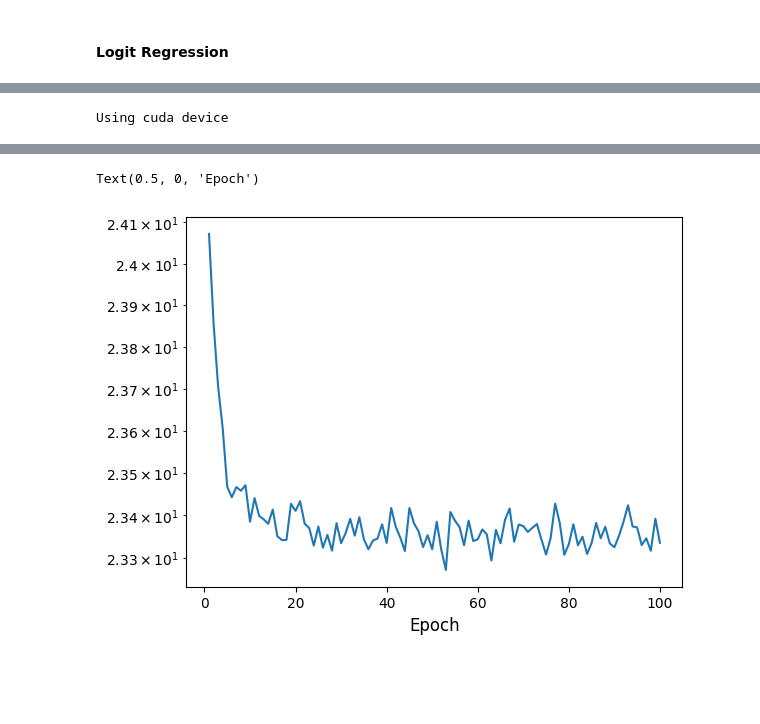
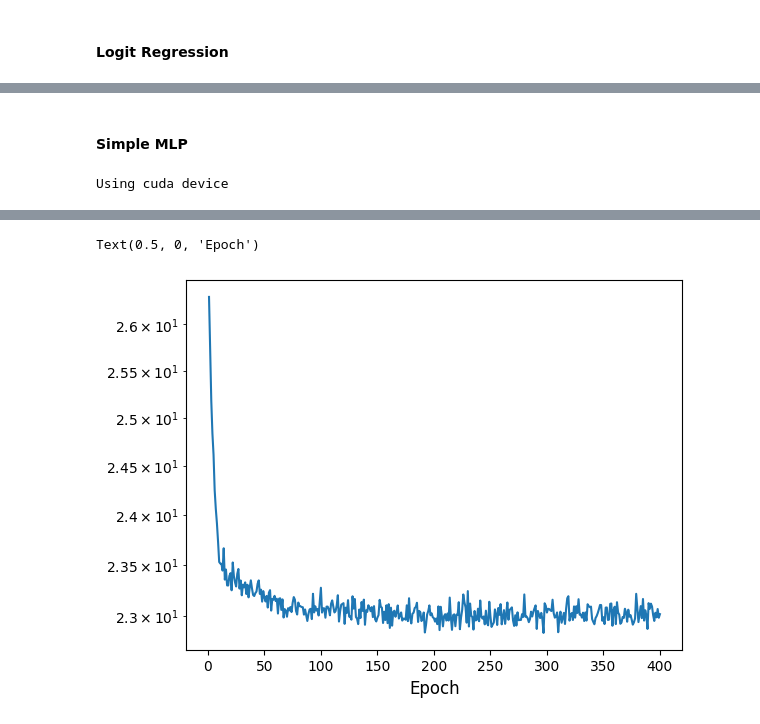
Before and after one commit to Markolinhio/image_similarity_assessment, a Jupyter notebook: notebooks/IQA_metrics_score.ipynb, the cells around one changed output, grey strips where cells are left out. Cells and saved outputs as stored; diff of their text form; code cells hidden in the pictures; blank space fills up the shorter version.

```diff
--- a/notebooks/IQA_metrics_score.ipynb
+++ b/notebooks/IQA_metrics_score.ipynb
@@ -122,8 +243,8 @@ zipper
 # %% [markdown]
 ### Study correlation matrix:
 # %%
-all_train_table_of_score = pd.DataFrame(all_train_table_of_score, columns = ['rmse', 'psnr', 'fsim', 'ssim', 'uiq', 'sam', 'sre', 'class'])
-all_test_table_of_score = pd.DataFrame(all_test_table_of_score, columns = ['rmse', 'psnr', 'fsim', 'ssim', 'uiq', 'sam', 'sre', 'class'])
+all_train_table_of_score = pd.DataFrame(all_train_table_of_score, columns = ['psnr', 'fsim', 'ssim', 'uiq', 'sam', 'sre', 'class'])
+all_test_table_of_score = pd.DataFrame(all_test_table_of_score, columns = ['psnr', 'fsim', 'ssim', 'uiq', 'sam', 'sre', 'class'])
 
 train_corr_matrix = all_train_table_of_score.corr()
 plt.figure()
@@ -235,7 +391,9 @@ weighted avg       0.62      0.62      0.53      2178
+# %% [markdown]
+#### Simple MLP
 # %%
-learning_rate = 3e-4
+learning_rate = 5e-4
 batch_size = 256
-epochs = 100
+epochs = 400
 n_classes = len(np.unique(y_train))
 device = "cuda" if torch.cuda.is_available() else "cpu"
 print(f"Using {device} device")
@@ -260,10 +418,32 @@ class SimpleMLP(torch.nn.Module):
 
     def __init__(self, n_class):
         super(SimpleMLP, self).__init__()
-        self.mlp = torch.nn.Sequential(torch.nn.Linear(7, 2**3),
+        self.mlp = torch.nn.Sequential(torch.nn.Linear(6, 2**3),
+                                       torch.nn.BatchNorm1d(2**3),
                                        torch.nn.ReLU(),
-                                       torch.nn.Linear(2**3, n_class),)
-                                       #torch.nn.Softmax(dim=1))
+                                       torch.nn.Dropout(0.4),
+
+                                       torch.nn.Linear(2**3, 2**6),
+                                       torch.nn.BatchNorm1d(2**6),
+                                       torch.nn.ReLU(),
+                                       torch.nn.Dropout(0.4),
+
+                                       torch.nn.Linear(2**6, 2**9),
+                                       torch.nn.BatchNorm1d(2**9),
+                                       torch.nn.ReLU(),
+                                       torch.nn.Dropout(0.4),
+
+                                       torch.nn.Linear(2**9, 2**6),
+                                       torch.nn.BatchNorm1d(2**6),
+                                       torch.nn.ReLU(),
+                                       torch.nn.Dropout(0.4),
+
+                                       torch.nn.Linear(2**6, 2**3),
+                                       torch.nn.BatchNorm1d(2**3),
+                                       torch.nn.ReLU(),
+                                       torch.nn.Dropout(0.4),
+
+                                       torch.nn.Linear(2**3, 1))
 
     def forward(self, x):
         x = self.mlp(x)
@@ -283,8 +459,12 @@ optimizer = torch.optim.SGD(model.parameters(), lr=learning_rate, momentum=0.9)
 # %%
+loss_fn = nn.BCEWithLogitsLoss()
+#params = [p for p in vgg19.parameters() if p.requires_grad]
+optimizer = torch.optim.Adam(model.parameters(), lr=learning_rate)
+
 model.to(device)
 all_loss = []
 all_valid_loss = []
-scheduler = torch.optim.lr_scheduler.StepLR(optimizer, step_size=25, gamma=0.1)
+scheduler = torch.optim.lr_scheduler.StepLR(optimizer, step_size=100, gamma=0.1)
 for epoch in range(epochs):
     size = len(train_dataloader.dataset)
     print("------------ Epoch:", epoch, "------------")
@@ -295,7 +475,7 @@ for epoch in range(epochs):
         # Compute prediction and loss
         pred = model(train_X.to(device))
         #print(torch.sum(pred[0]))
-        loss = loss_fn(pred, train_y.type(torch.LongTensor).to(device))
+        loss = loss_fn(pred, train_y.view(-1, 1).to(device))
 
         # Backpropagation
         optimizer.zero_grad()
@@ -338,5 +518,5 @@ Time elapsed: 0.03340578079223633
 Text(0.5, 0, 'Epoch')
-[figure, old version]
+[figure, new version]
 # %%
 model.to('cpu')
 predictions, true_labels = [], []
```
Also changed, not shown: parts of 16 cells of this notebook, 12 other files.
